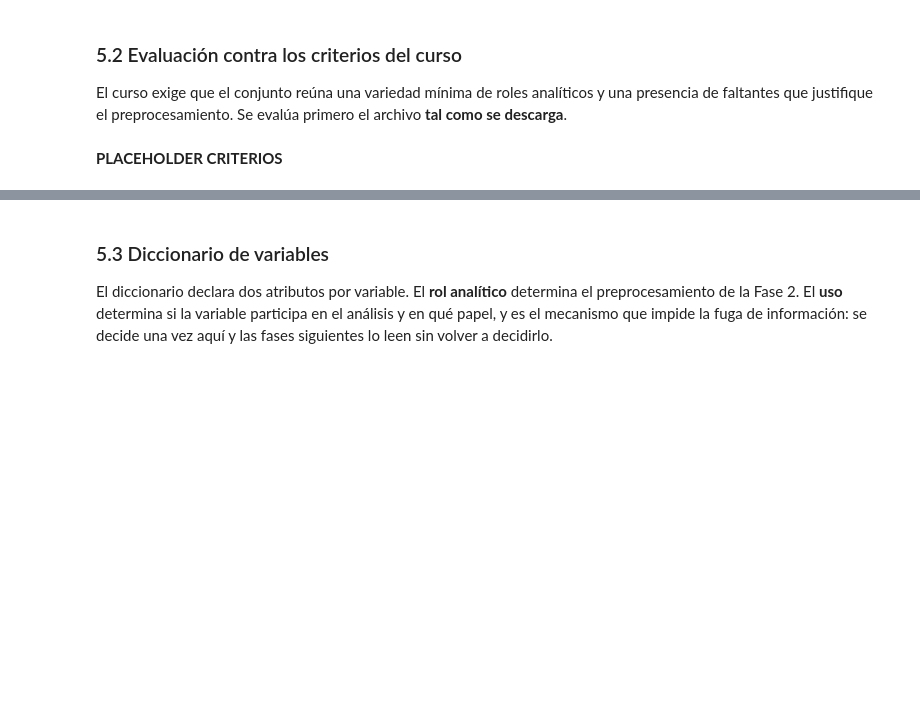
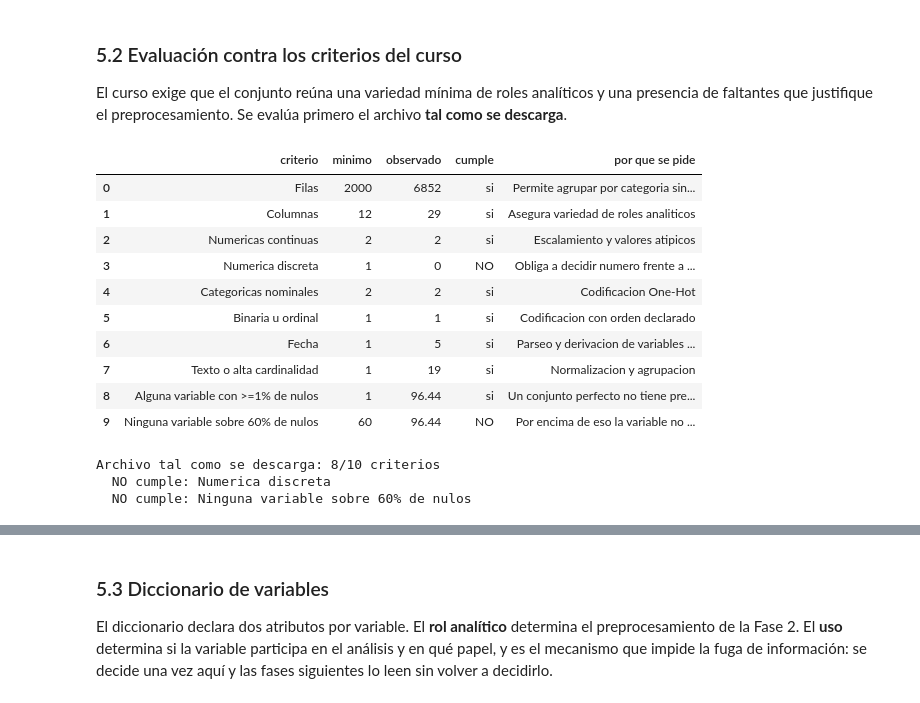
Before and after one commit to RJaramilloP/proyecto-grupo5-mcdi500, a Jupyter notebook: F1/F1_Prueba.ipynb, the cells around one changed output, grey strips where cells are left out. Saved outputs shown, nothing was run; the diff lists cells and outputs as text; code cells hidden in the pictures; blank space fills up the shorter version.

```diff
--- a/F1/F1_Prueba.ipynb
+++ b/F1/F1_Prueba.ipynb
@@ -788,5 +829,81 @@ Excavation y TempOcc**, aquellos que no han superado su fecha de término.
 El curso exige que el conjunto reúna una variedad mínima de roles analíticos y una presencia
 de faltantes que justifique el preprocesamiento. Se evalúa primero el archivo **tal como se
 descarga**.
-# %% [markdown]
-**PLACEHOLDER CRITERIOS**
+# %%
+CRITERIOS = {
+    "filas": ("Filas", 2000, "Permite agrupar por categoria sin grupos vacios"),
+    "columnas": ("Columnas", 12, "Asegura variedad de roles analiticos"),
+    "continua": ("Numericas continuas", 2, "Escalamiento y valores atipicos"),
+    "discreta": ("Numerica discreta", 1, "Obliga a decidir numero frente a categoria"),
+    "nominal": ("Categoricas nominales", 2, "Codificacion One-Hot"),
+    "ordinal_o_binaria": ("Binaria u ordinal", 1, "Codificacion con orden declarado"),
+    "fecha": ("Fecha", 1, "Parseo y derivacion de variables temporales"),
+    "alta_cardinalidad": ("Texto o alta cardinalidad", 1, "Normalizacion y agrupacion"),
+}
+
+
+def evaluar_criterios(ficha, criterios=CRITERIOS):
+    """
+    Contrasta una ficha de conjunto de datos con los minimos exigidos por el curso.
+
+    Nota sobre el criterio de faltantes: el enunciado dice "alguna variable con >=1% de
+    nulos", de modo que basta con que exista una. Se evalua por tanto contra el maximo
+    observado y no contra el minimo, que exigiria que TODAS lo superaran.
+
+    Lanza
+    -----
+    KeyError
+        Si la ficha no declara el conteo de variables por rol.
+    """
+    if "roles" not in ficha:
+        raise KeyError("La ficha debe declarar el conteo de variables por rol analitico.")
+    r = ficha["roles"]
+    obs = {
+        "filas": ficha.get("filas", 0), "columnas": ficha.get("columnas", 0),
+        "continua": r.get("continua", 0), "discreta": r.get("discreta", 0),
+        "nominal": r.get("nominal", 0),
+        "ordinal_o_binaria": r.get("ordinal", 0) + r.get("binaria", 0),
+        "fecha": r.get("fecha", 0),
+        "alta_cardinalidad": r.get("alta cardinalidad", 0) + r.get("texto libre", 0),
+    }
+    filas = [{"criterio": e, "minimo": m, "observado": obs[k],
+              "cumple": "si" if obs[k] >= m else "NO", "por que se pide": motivo}
+             for k, (e, m, motivo) in criterios.items()]
+    mx = ficha.get("pct_nulos_max_variable", 0.0)
+    filas.append({"criterio": "Alguna variable con >=1% de nulos", "minimo": 1.0,
+                  "observado": mx, "cumple": "si" if mx >= 1.0 else "NO",
+                  "por que se pide": "Un conjunto perfecto no tiene preprocesamiento que justificar"})
+    filas.append({"criterio": "Ninguna variable sobre 60% de nulos", "minimo": 60.0,
+                  "observado": mx, "cumple": "si" if mx <= 60.0 else "NO",
+                  "por que se pide": "Por encima de eso la variable no es recuperable"})
+    tabla = pd.DataFrame(filas)
+    for col in ("minimo", "observado"):
+        tabla[col] = tabla[col].map(lambda v: f"{v:g}")
+    return tabla
+
+
+evaluacion_archivo = evaluar_criterios(FICHA)
+evaluacion_archivo
+# %% [output]
+|  | criterio | minimo | observado | cumple | por que se pide |
+| 0 | Filas | 2000 | 6852 | si | Permite agrupar por categoria sin... |
+| 1 | Columnas | 12 | 29 | si | Asegura variedad de roles analiticos |
+| 2 | Numericas continuas | 2 | 2 | si | Escalamiento y valores atipicos |
+| 3 | Numerica discreta | 1 | 0 | NO | Obliga a decidir numero frente a ... |
+| 4 | Categoricas nominales | 2 | 2 | si | Codificacion One-Hot |
+| 5 | Binaria u ordinal | 1 | 1 | si | Codificacion con orden declarado |
+| 6 | Fecha | 1 | 5 | si | Parseo y derivacion de variables ... |
+| 7 | Texto o alta cardinalidad | 1 | 19 | si | Normalizacion y agrupacion |
+| 8 | Alguna variable con >=1% de nulos | 1 | 96.44 | si | Un conjunto perfecto no tiene pre... |
+| 9 | Ninguna variable sobre 60% de nulos | 60 | 96.44 | NO | Por encima de eso la variable no ... |
+# %%
+incumplidos_archivo = evaluacion_archivo.loc[
+    evaluacion_archivo["cumple"] == "NO", "criterio"].tolist()
+print(f"Archivo tal como se descarga: "
+      f"{len(evaluacion_archivo) - len(incumplidos_archivo)}/{len(evaluacion_archivo)} criterios")
+for x in incumplidos_archivo:
+    print("  NO cumple:", x)
+# %% [output]
+Archivo tal como se descarga: 8/10 criterios
+  NO cumple: Numerica discreta
+  NO cumple: Ninguna variable sobre 60% de nulos
```
Also changed, not shown: parts of 6 cells of this notebook.
